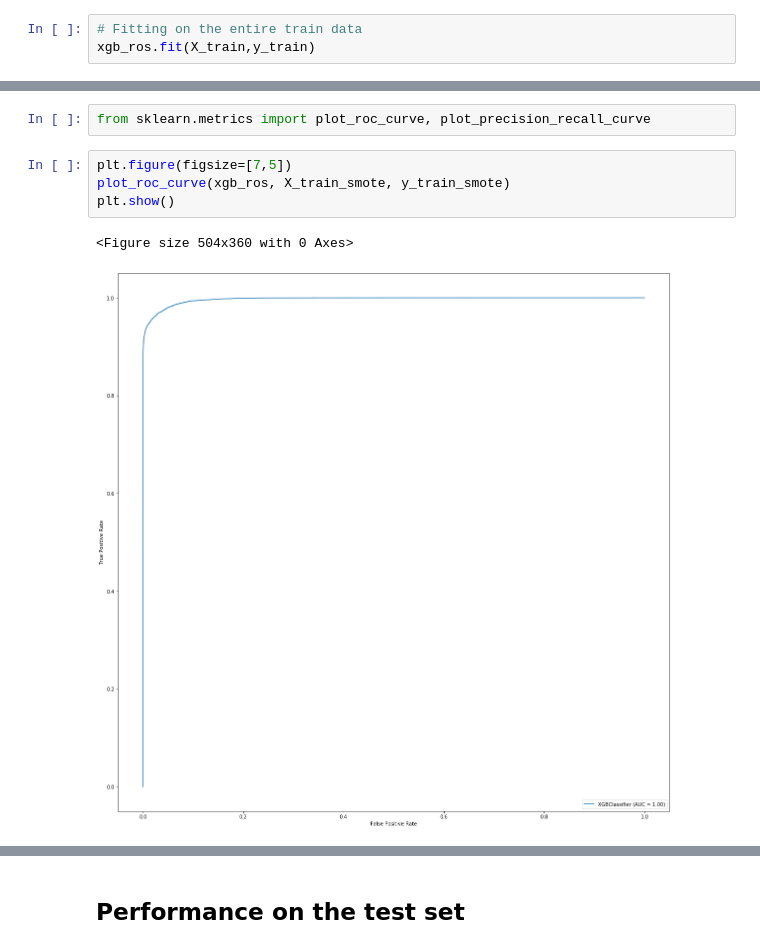
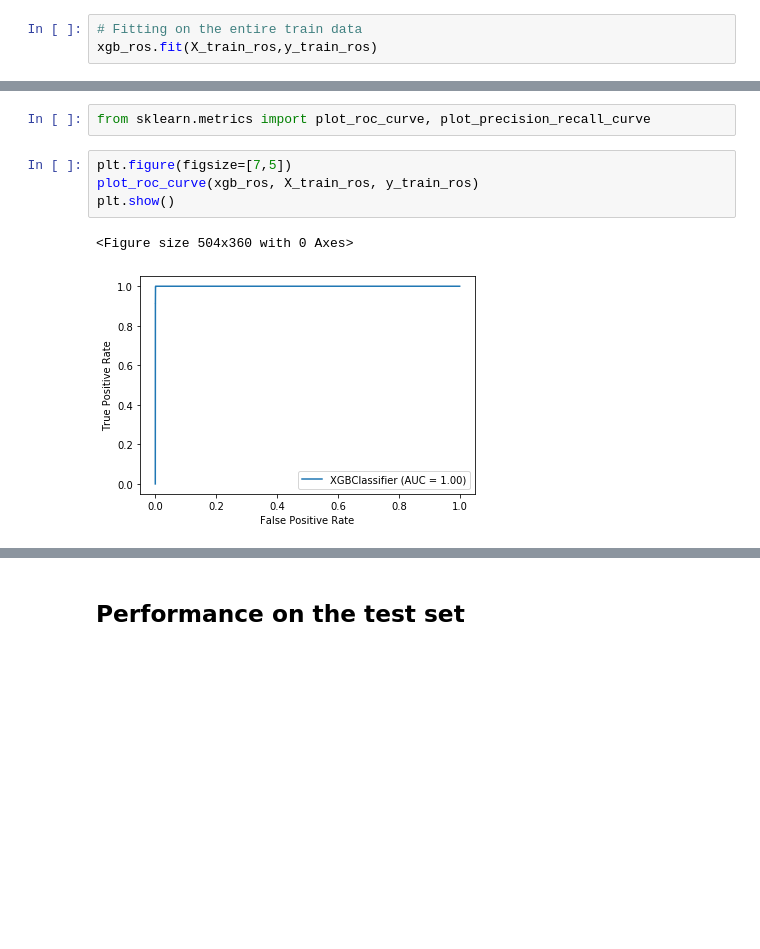
Before and after one commit to Vijayapurani/Credit-card-fraud-detection, a Jupyter notebook: Credit+Card+Fraud+Detection_final (2).ipynb, the cells around one changed output, grey strips where cells are left out. Cells and saved outputs as stored; diff of their text form; blank space fills up the shorter version.

```diff
--- a/Credit+Card+Fraud+Detection_final (2).ipynb
+++ b/Credit+Card+Fraud+Detection_final (2).ipynb
@@ -2593,5 +2593,5 @@ xgb_ros = XGBClassifier(max_depth=2,
                         random_state=42)
 # %%
 # Fitting on the entire train data
-xgb_ros.fit(X_train,y_train)
+xgb_ros.fit(X_train_ros,y_train_ros)
 # %% [output]
@@ -2675,10 +2676,10 @@ weighted avg       1.00      1.00      1.00    199364
 from sklearn.metrics import plot_roc_curve, plot_precision_recall_curve
 # %%
 plt.figure(figsize=[7,5])
-plot_roc_curve(xgb_ros, X_train_smote, y_train_smote)
+plot_roc_curve(xgb_ros, X_train_ros, y_train_ros)
 plt.show()
 # %% [output]
 <Figure size 504x360 with 0 Axes>
-[figure, old version]
+[figure, new version]
 # %%
 plt.figure(figsize=[7,5])
```
Also changed, not shown: parts of 14 cells of this notebook.
